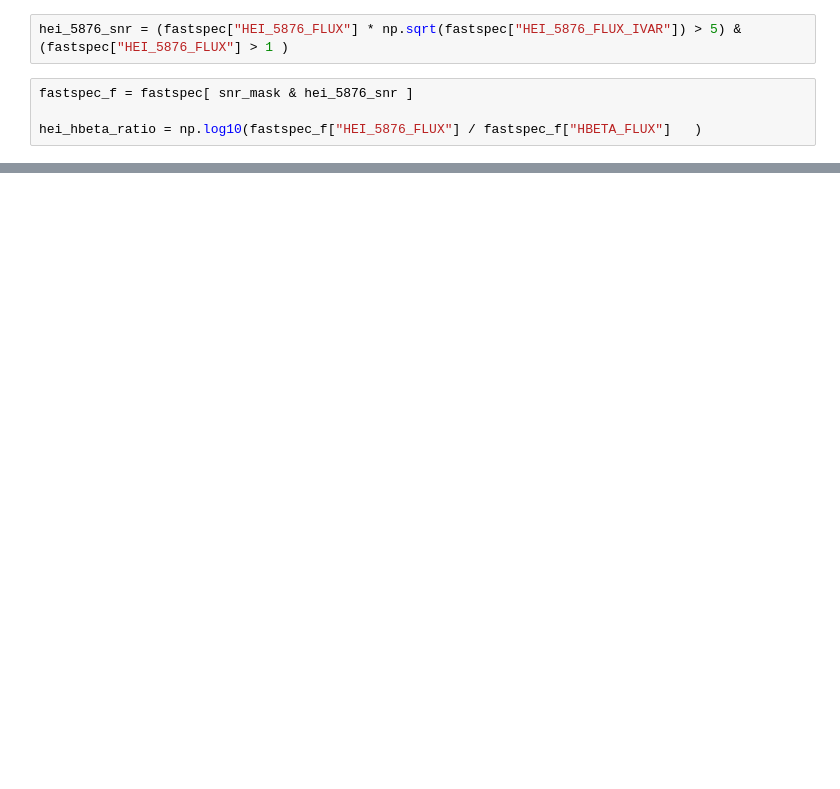
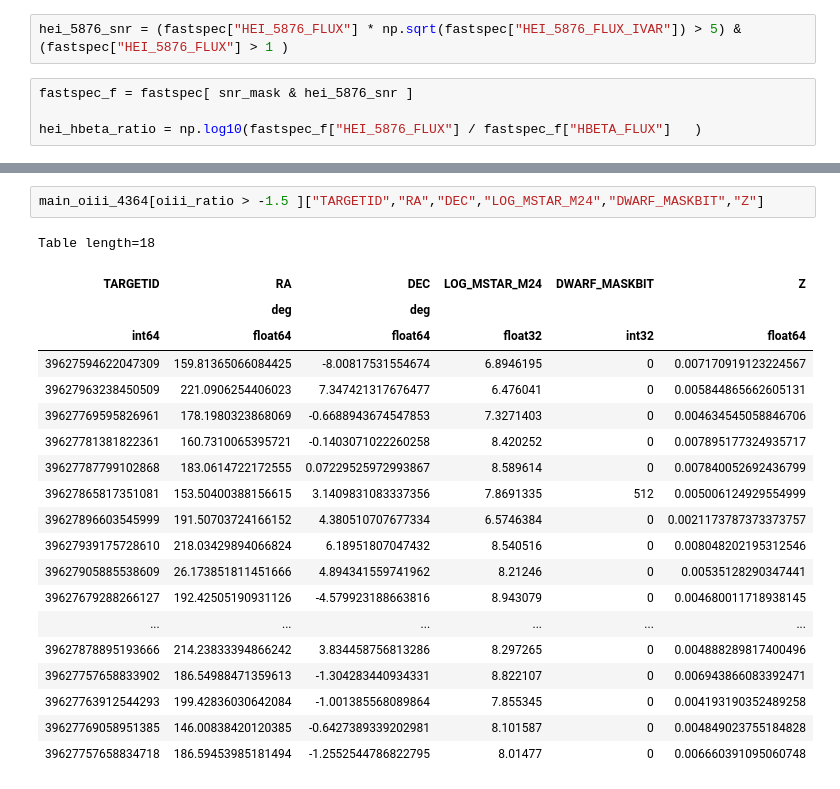
Before and after one commit to virajvman/desi_dwarfs, a Jupyter notebook: tutorial/01_Introduction.ipynb, the cells around one changed output, grey strips where cells are left out. Saved outputs shown, nothing was run; the diff lists cells and outputs as text; blank space fills up the shorter version.

```diff
--- a/tutorial/01_Introduction.ipynb
+++ b/tutorial/01_Introduction.ipynb
@@ -250,0 +275,23 @@ plt.show()
+# %%
+main_oiii_4364[oiii_ratio > -1.5 ]["TARGETID","RA","DEC","LOG_MSTAR_M24","DWARF_MASKBIT","Z"]
+# %% [output]
+Table length=18
+| TARGETID | RA | DEC | LOG_MSTAR_M24 | DWARF_MASKBIT | Z |
+|  | deg | deg |  |  |  |
+| int64 | float64 | float64 | float32 | int32 | float64 |
+| 39627594622047309 | 159.81365066084425 | -8.00817531554674 | 6.8946195 | 0 | 0.007170919123224567 |
+| 39627963238450509 | 221.0906254406023 | 7.347421317676477 | 6.476041 | 0 | 0.005844865662605131 |
+| 39627769595826961 | 178.1980323868069 | -0.6688943674547853 | 7.3271403 | 0 | 0.004634545058846706 |
+| 39627781381822361 | 160.7310065395721 | -0.1403071022260258 | 8.420252 | 0 | 0.007895177324935717 |
+| 39627787799102868 | 183.0614722172555 | 0.07229525972993867 | 8.589614 | 0 | 0.007840052692436799 |
+| 39627865817351081 | 153.50400388156615 | 3.1409831083337356 | 7.8691335 | 512 | 0.005006124929554999 |
+| 39627896603545999 | 191.50703724166152 | 4.380510707677334 | 6.5746384 | 0 | 0.0021173787373373757 |
+| 39627939175728610 | 218.03429894066824 | 6.18951807047432 | 8.540516 | 0 | 0.008048202195312546 |
+| 39627905885538609 | 26.173851811451666 | 4.894341559741962 | 8.21246 | 0 | 0.00535128290347441 |
+| 39627679288266127 | 192.42505190931126 | -4.579923188663816 | 8.943079 | 0 | 0.004680011718938145 |
+| ... | ... | ... | ... | ... | ... |
+| 39627878895193666 | 214.23833394866242 | 3.834458756813286 | 8.297265 | 0 | 0.004888289817400496 |
+| 39627757658833902 | 186.54988471359613 | -1.304283440934331 | 8.822107 | 0 | 0.006943866083392471 |
+| 39627763912544293 | 199.42836030642084 | -1.001385568089864 | 7.855345 | 0 | 0.004193190352489258 |
+| 39627769058951385 | 146.00838420120385 | -0.6427389339202981 | 8.101587 | 0 | 0.004849023755184828 |
+| 39627757658834718 | 186.59453985181494 | -1.2552544786822795 | 8.01477 | 0 | 0.006660391095060748 |
```
Also changed, not shown: parts of 28 cells of this notebook, 14 other files.
